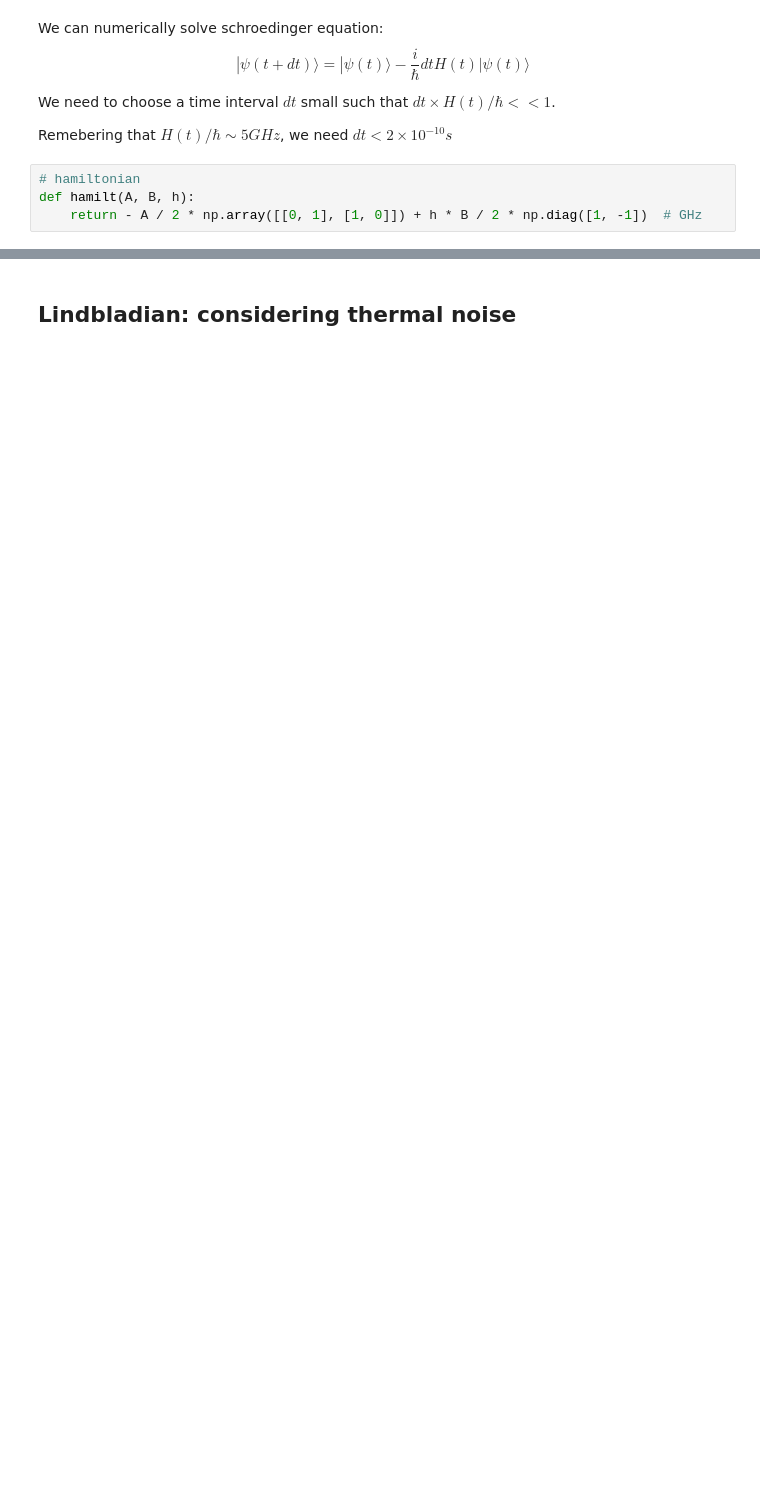
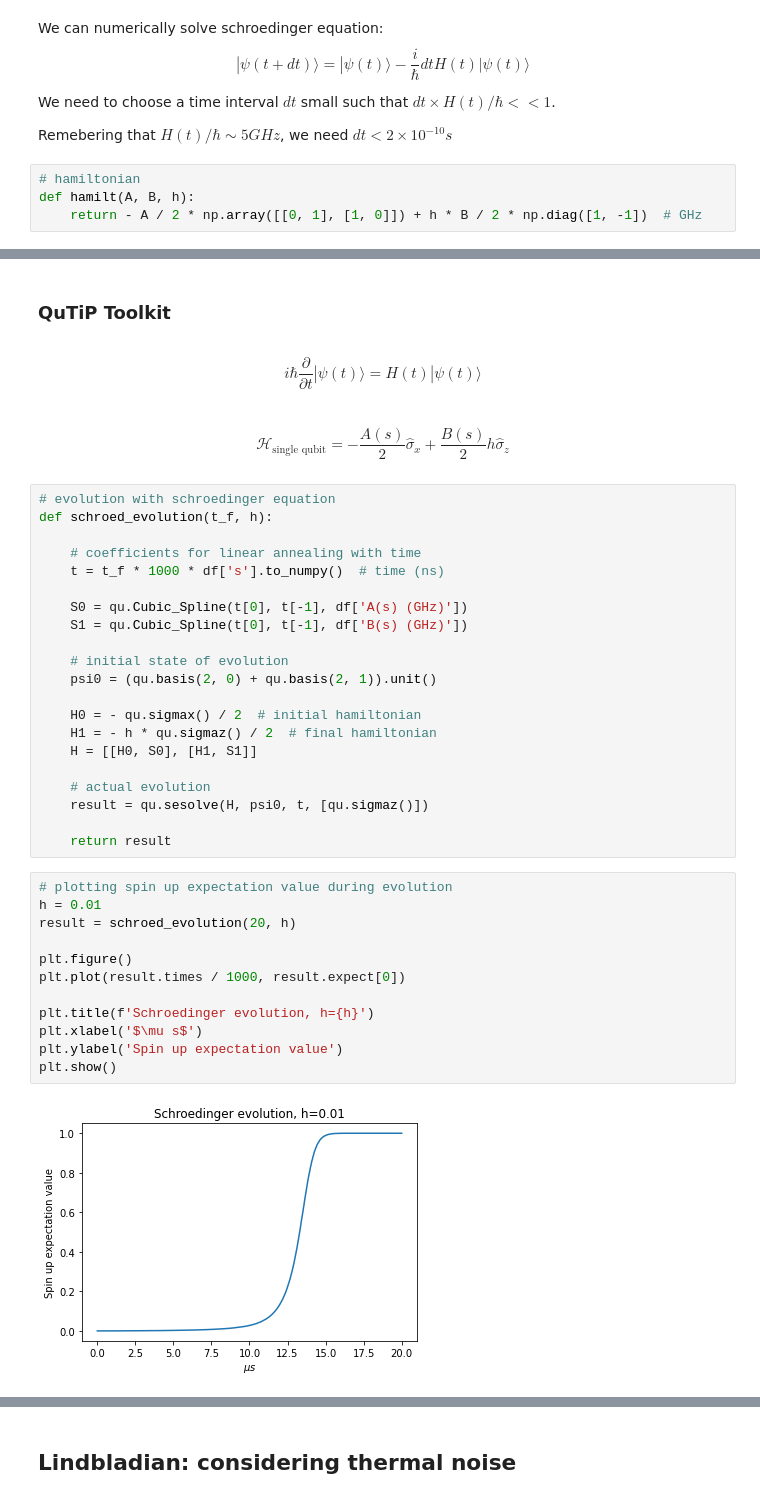
Before and after one commit to federicovisintini/Dwave2000q, a Jupyter notebook: 1_analitic_model.ipynb, the cells around one changed output, grey strips where cells are left out. Saved outputs shown, nothing was run; the diff lists cells and outputs as text; blank space fills up the shorter version.

Commit message:
added schroedinger solution with qutip

```diff
--- a/1_analitic_model.ipynb
+++ b/1_analitic_model.ipynb
@@ -165 +170,42 @@ plt.show()
 [figure]
+# %% [markdown]
+### QuTiP Toolkit
+# %% [markdown]
+$$ i \hbar \frac{\partial}{\partial t} | \psi(t) \rangle = H(t) | \psi (t) \rangle $$
+# %% [markdown]
+$$ \mathcal{H}_{\text{single qubit}} = - \frac{A(s)}{2} \hat{\sigma}_x + \frac{B(s)}{2} h \hat{\sigma}_z $$
+# %%
+# evolution with schroedinger equation
+def schroed_evolution(t_f, h):
+
+    # coefficients for linear annealing with time
+    t = t_f * 1000 * df['s'].to_numpy()  # time (ns)
+
+    S0 = qu.Cubic_Spline(t[0], t[-1], df['A(s) (GHz)'])
+    S1 = qu.Cubic_Spline(t[0], t[-1], df['B(s) (GHz)'])
+
+    # initial state of evolution
+    psi0 = (qu.basis(2, 0) + qu.basis(2, 1)).unit()
+
+    H0 = - qu.sigmax() / 2  # initial hamiltonian
+    H1 = - h * qu.sigmaz() / 2  # final hamiltonian
+    H = [[H0, S0], [H1, S1]]
+
+    # actual evolution
+    result = qu.sesolve(H, psi0, t, [qu.sigmaz()])
+
+    return result
+# %%
+# plotting spin up expectation value during evolution
+h = 0.01
+result = schroed_evolution(20, h)
+
+plt.figure()
+plt.plot(result.times / 1000, result.expect[0])
+
+plt.title(f'Schroedinger evolution, h={h}')
+plt.xlabel('$\mu s$')
+plt.ylabel('Spin up expectation value')
+plt.show()
+# %% [output]
+[figure, added]
```
Also changed, not shown: parts of 16 cells of this notebook, 7 other files.
